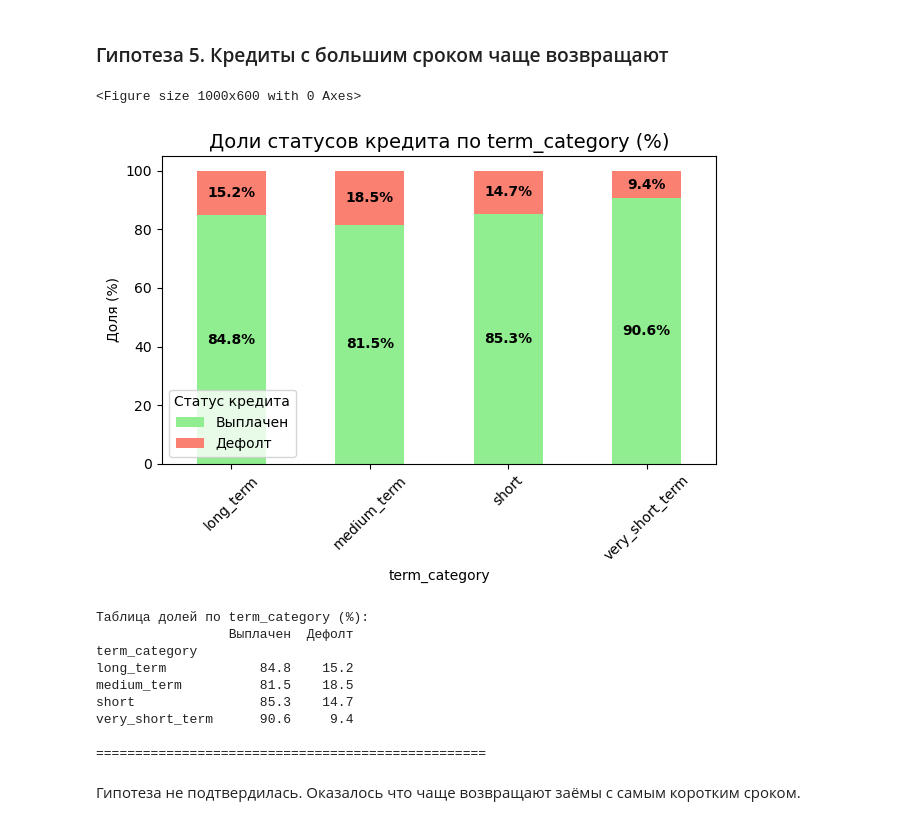
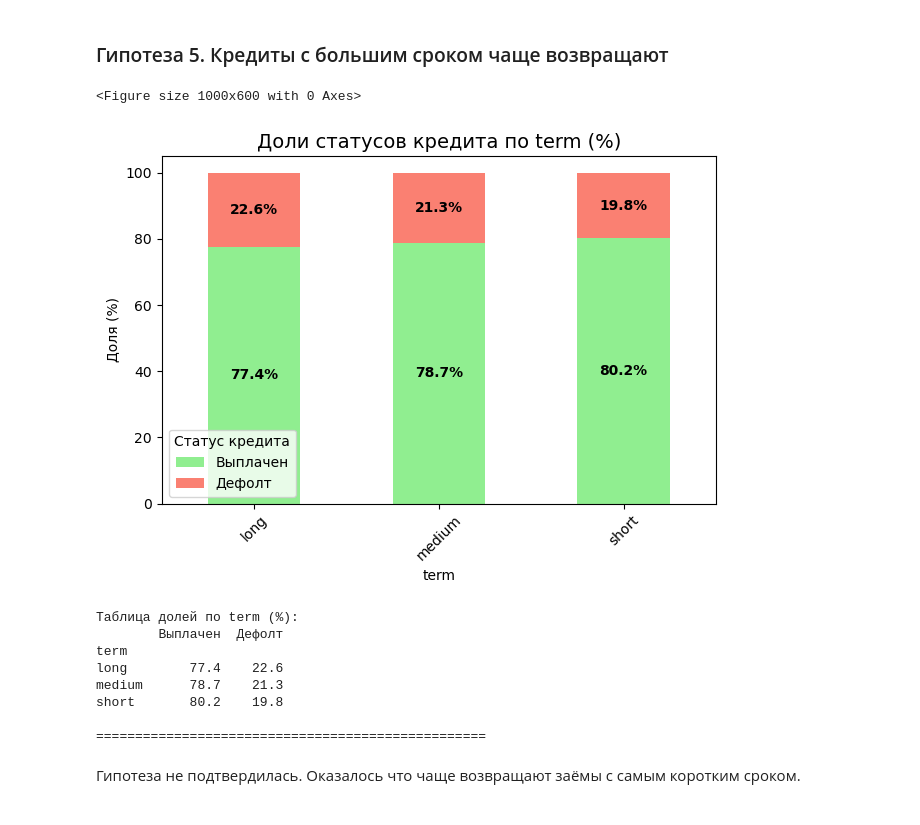
Before and after one commit to StoryTeller72/CreditScoring, a Jupyter notebook: CreditScore.ipynb, the cells around one changed output. Cells and saved outputs as stored; diff of their text form; code cells hidden in the pictures.

```diff
--- a/CreditScore.ipynb
+++ b/CreditScore.ipynb
@@ -710,17 +752,16 @@ Sex Not Available      81.5    18.5
 # %% [markdown]
 ### Гипотеза 5. Кредиты с большим сроком чаще возвращают
 # %%
-term_summary = plot_category_percentages(data_clean, 'term_category')
+term_summary = plot_category_percentages(data_clean, 'term')
 # %% [output]
 <Figure size 1000x600 with 0 Axes>
-[figure, old version]
+[figure, new version]
-Таблица долей по term_category (%):
-                 Выплачен  Дефолт
-term_category
-long_term            84.8    15.2
-medium_term          81.5    18.5
-short                85.3    14.7
-very_short_term      90.6     9.4
+Таблица долей по term (%):
+        Выплачен  Дефолт
+term
+long        77.4    22.6
+medium      78.7    21.3
+short       80.2    19.8
 
 ==================================================
 # %% [markdown]
```
Also changed, not shown: parts of 130 cells of this notebook, 6 other files.
